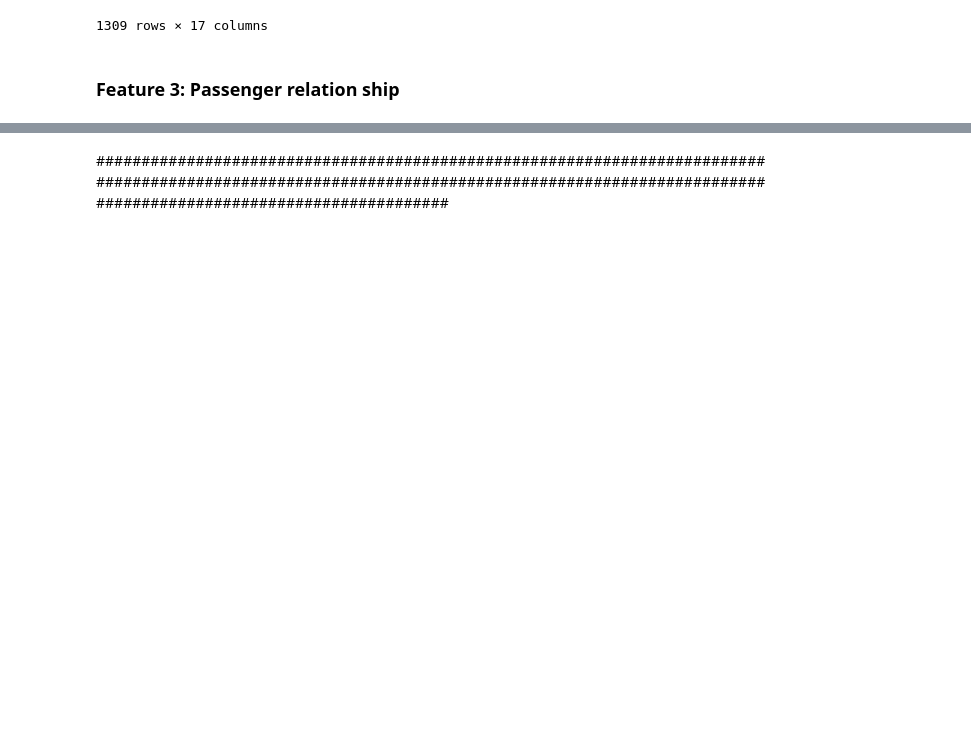
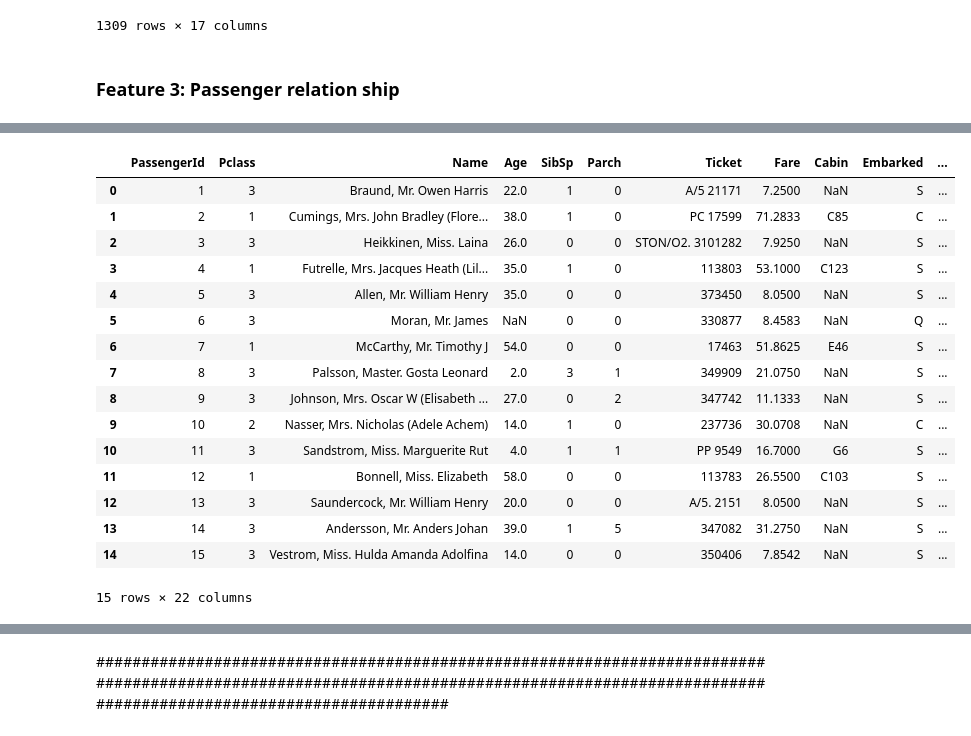
Before and after one commit to IvanBirkmaier/titanic_challenge, a Jupyter notebook: PredictSurvival.ipynb, the cells around one changed output, grey strips where cells are left out. Cells and saved outputs as stored; diff of their text form; code cells hidden in the pictures; blank space fills up the shorter version.

```diff
--- a/PredictSurvival.ipynb
+++ b/PredictSurvival.ipynb
@@ -825,0 +749,20 @@ special_cases
+# %%
+weighted_df.head(15)
+# %% [output]
+|  | PassengerId | Pclass | Name | Age | SibSp | Parch | Ticket | Fare | Cabin | Embarked | ... |
+| 0 | 1 | 3 | Braund, Mr. Owen Harris | 22.0 | 1 | 0 | A/5 21171 | 7.2500 | NaN | S | ... |
+| 1 | 2 | 1 | Cumings, Mrs. John Bradley (Flore... | 38.0 | 1 | 0 | PC 17599 | 71.2833 | C85 | C | ... |
+| 2 | 3 | 3 | Heikkinen, Miss. Laina | 26.0 | 0 | 0 | STON/O2. 3101282 | 7.9250 | NaN | S | ... |
+| 3 | 4 | 1 | Futrelle, Mrs. Jacques Heath (Lil... | 35.0 | 1 | 0 | 113803 | 53.1000 | C123 | S | ... |
+| 4 | 5 | 3 | Allen, Mr. William Henry | 35.0 | 0 | 0 | 373450 | 8.0500 | NaN | S | ... |
+| 5 | 6 | 3 | Moran, Mr. James | NaN | 0 | 0 | 330877 | 8.4583 | NaN | Q | ... |
+| 6 | 7 | 1 | McCarthy, Mr. Timothy J | 54.0 | 0 | 0 | 17463 | 51.8625 | E46 | S | ... |
+| 7 | 8 | 3 | Palsson, Master. Gosta Leonard | 2.0 | 3 | 1 | 349909 | 21.0750 | NaN | S | ... |
+| 8 | 9 | 3 | Johnson, Mrs. Oscar W (Elisabeth ... | 27.0 | 0 | 2 | 347742 | 11.1333 | NaN | S | ... |
+| 9 | 10 | 2 | Nasser, Mrs. Nicholas (Adele Achem) | 14.0 | 1 | 0 | 237736 | 30.0708 | NaN | C | ... |
+| 10 | 11 | 3 | Sandstrom, Miss. Marguerite Rut | 4.0 | 1 | 1 | PP 9549 | 16.7000 | G6 | S | ... |
+| 11 | 12 | 1 | Bonnell, Miss. Elizabeth | 58.0 | 0 | 0 | 113783 | 26.5500 | C103 | S | ... |
+| 12 | 13 | 3 | Saundercock, Mr. William Henry | 20.0 | 0 | 0 | A/5. 2151 | 8.0500 | NaN | S | ... |
+| 13 | 14 | 3 | Andersson, Mr. Anders Johan | 39.0 | 1 | 5 | 347082 | 31.2750 | NaN | S | ... |
+| 14 | 15 | 3 | Vestrom, Miss. Hulda Amanda Adolfina | 14.0 | 0 | 0 | 350406 | 7.8542 | NaN | S | ... |
+15 rows × 22 columns
```
Also changed, not shown: parts of 32 cells of this notebook.
